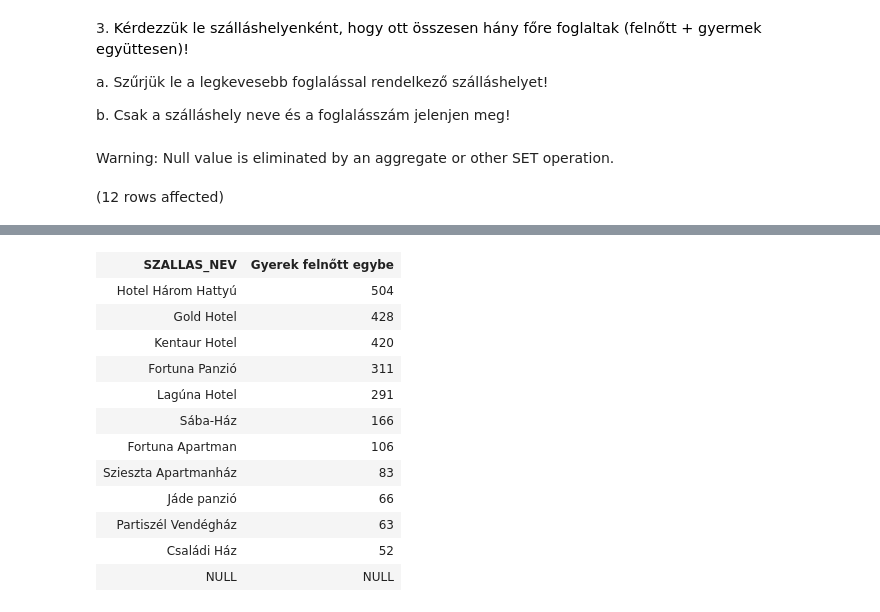
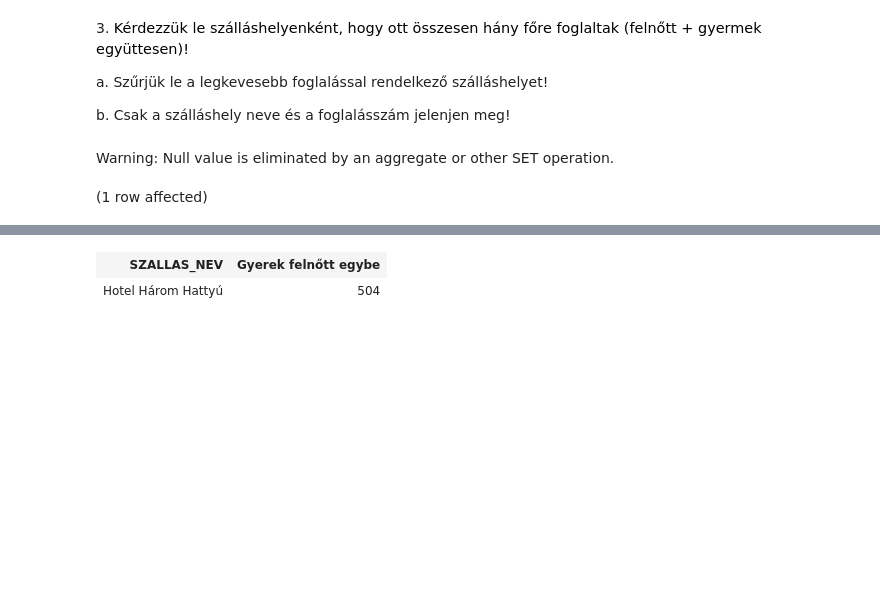
Before and after one commit to zsofikozma/adatbazisok, a Jupyter notebook: zh2.ipynb, the cells around one changed output, grey strips where cells are left out. Saved outputs shown, nothing was run; the diff lists cells and outputs as text; code cells hidden in the pictures; blank space fills up the shorter version.

```diff
--- a/zh2.ipynb
+++ b/zh2.ipynb
@@ -71,7 +71,7 @@ a. Szűrjük le a legkevesebb foglalással rendelkező szálláshelyet!
 
 b. Csak a szálláshely neve és a foglalásszám jelenjen meg!
 # %%
-SELECT szh.SZALLAS_NEV,
+SELECT TOP (1) szh.SZALLAS_NEV,
        SUM(FELNOTT_SZAM + GYERMEK_SZAM) AS 'Gyerek felnőtt egybe'
 FROM Vendeg v
     LEFT JOIN Foglalas f ON v.USERNEV = f.UGYFEL_FK
@@ -81,4 +81,4 @@ GROUP BY szh.SZALLAS_NEV
 ORDER BY 2 DESC
 # %% [output]
 Warning: Null value is eliminated by an aggregate or other SET operation.
-(12 rows affected)
+(1 row affected)
@@ -86,13 +86,2 @@ Total execution time: 00:00:00.014
 | SZALLAS_NEV | Gyerek felnőtt egybe |
 | Hotel Három Hattyú | 504 |
-| Gold Hotel | 428 |
-| Kentaur Hotel | 420 |
-| Fortuna Panzió | 311 |
-| Lagúna Hotel | 291 |
-| Sába-Ház | 166 |
-| Fortuna Apartman | 106 |
-| Szieszta Apartmanház | 83 |
-| Jáde panzió | 66 |
-| Partiszél Vendégház | 63 |
-| Családi Ház | 52 |
-| NULL | NULL |
```
Also changed, not shown: parts of 1 cell of this notebook.
